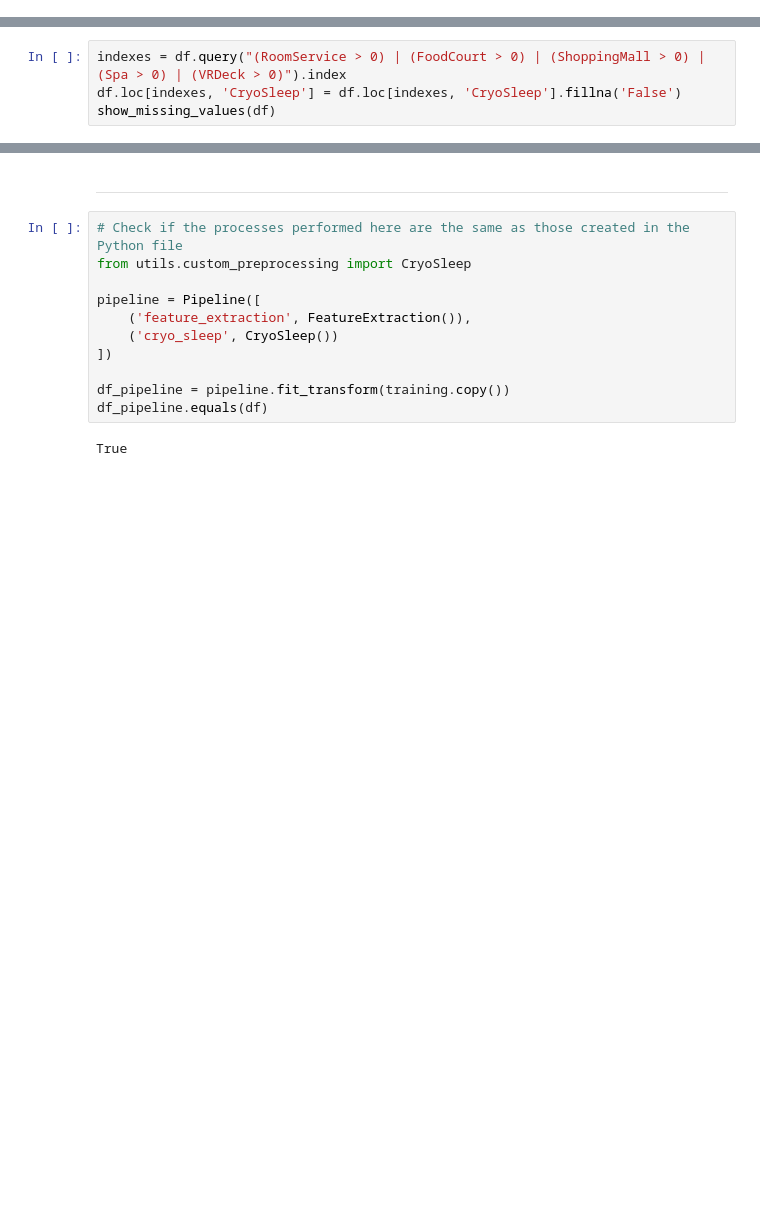
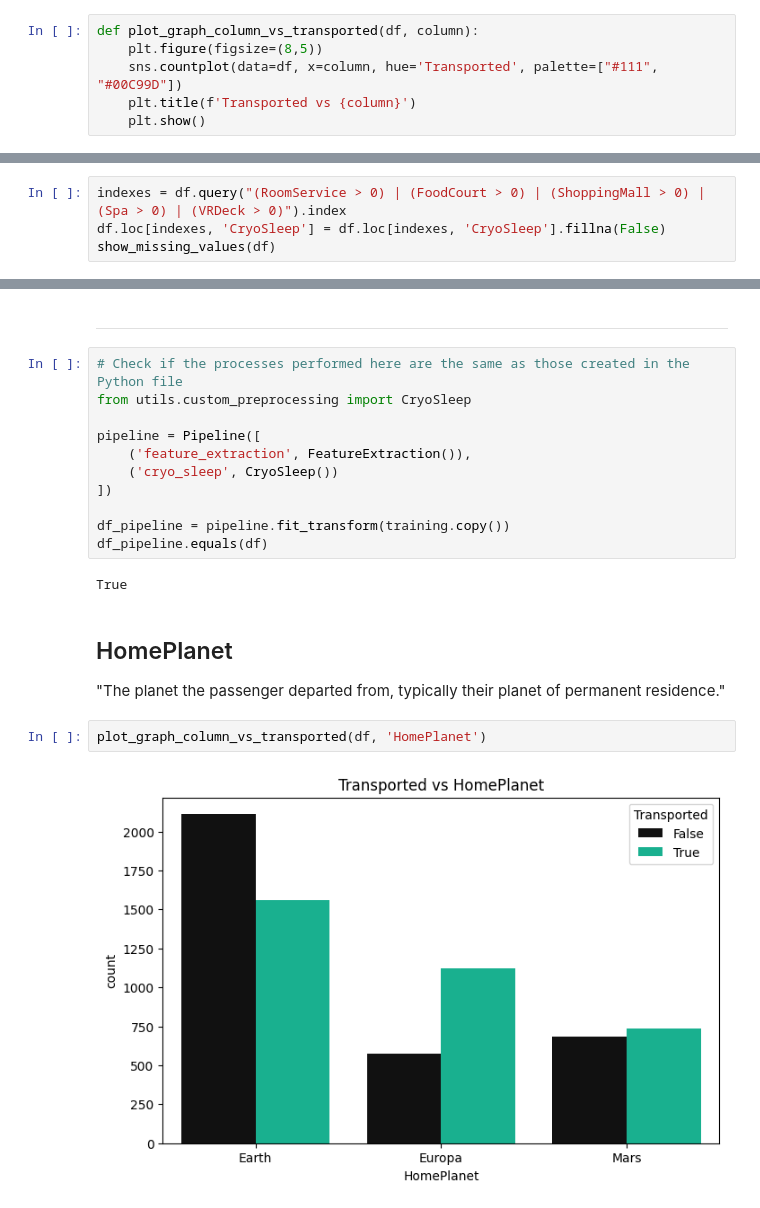
Before and after one commit to mhenriqueof/nn-classification-spaceship-titanic, a Jupyter notebook: notebooks/01_preprocessing.ipynb, the cells around one changed output, grey strips where cells are left out. Drawn from its saved outputs; the diff is of its cells as text; blank space fills up the shorter version.

```diff
--- a/notebooks/01_preprocessing.ipynb
+++ b/notebooks/01_preprocessing.ipynb
@@ -39,6 +39,12 @@ def plot_correlation_matrix(df, fig_size):
 # %%
 def show_missing_values(df):
     print(df.isna().sum()[df.isna().sum() > 0])
+# %%
+def plot_graph_column_vs_transported(df, column):
+    plt.figure(figsize=(8,5))
+    sns.countplot(data=df, x=column, hue='Transported', palette=["#111", "#00C99D"])
+    plt.title(f'Transported vs {column}')
+    plt.show()
 # %% [markdown]
 # 1. Load and Split `train.csv`
 # %%
@@ -442,7 +452,7 @@ Name: count, dtype: int64
 Let's impute **CryoSleep = False** for passengers who **spent** on at least one amenity.
 # %%
 indexes = df.query("(RoomService > 0) | (FoodCourt > 0) | (ShoppingMall > 0) | (Spa > 0) | (VRDeck > 0)").index
-df.loc[indexes, 'CryoSleep'] = df.loc[indexes, 'CryoSleep'].fillna('False')
+df.loc[indexes, 'CryoSleep'] = df.loc[indexes, 'CryoSleep'].fillna(False)
 show_missing_values(df)
 # %% [output]
 HomePlanet      169
@@ -518,3 +526,10 @@ df_pipeline = pipeline.fit_transform(training.copy())
 df_pipeline.equals(df)
 # %% [output]
 True
+# %% [markdown]
+## HomePlanet
+"The planet the passenger departed from, typically their planet of permanent residence."
+# %%
+plot_graph_column_vs_transported(df, 'HomePlanet')
+# %% [output]
+[figure, added]
```
Also changed, not shown: parts of 33 cells of this notebook, 1 other file.
